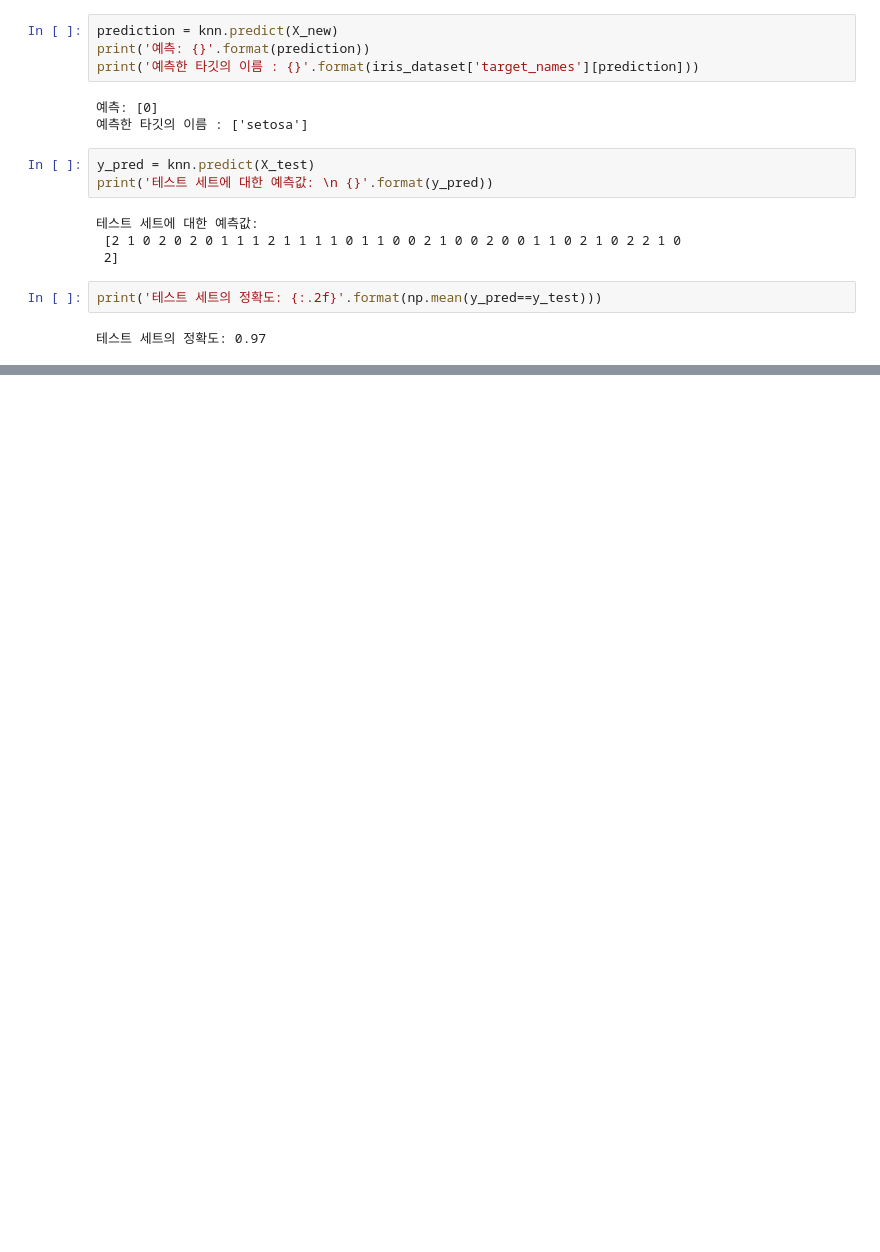
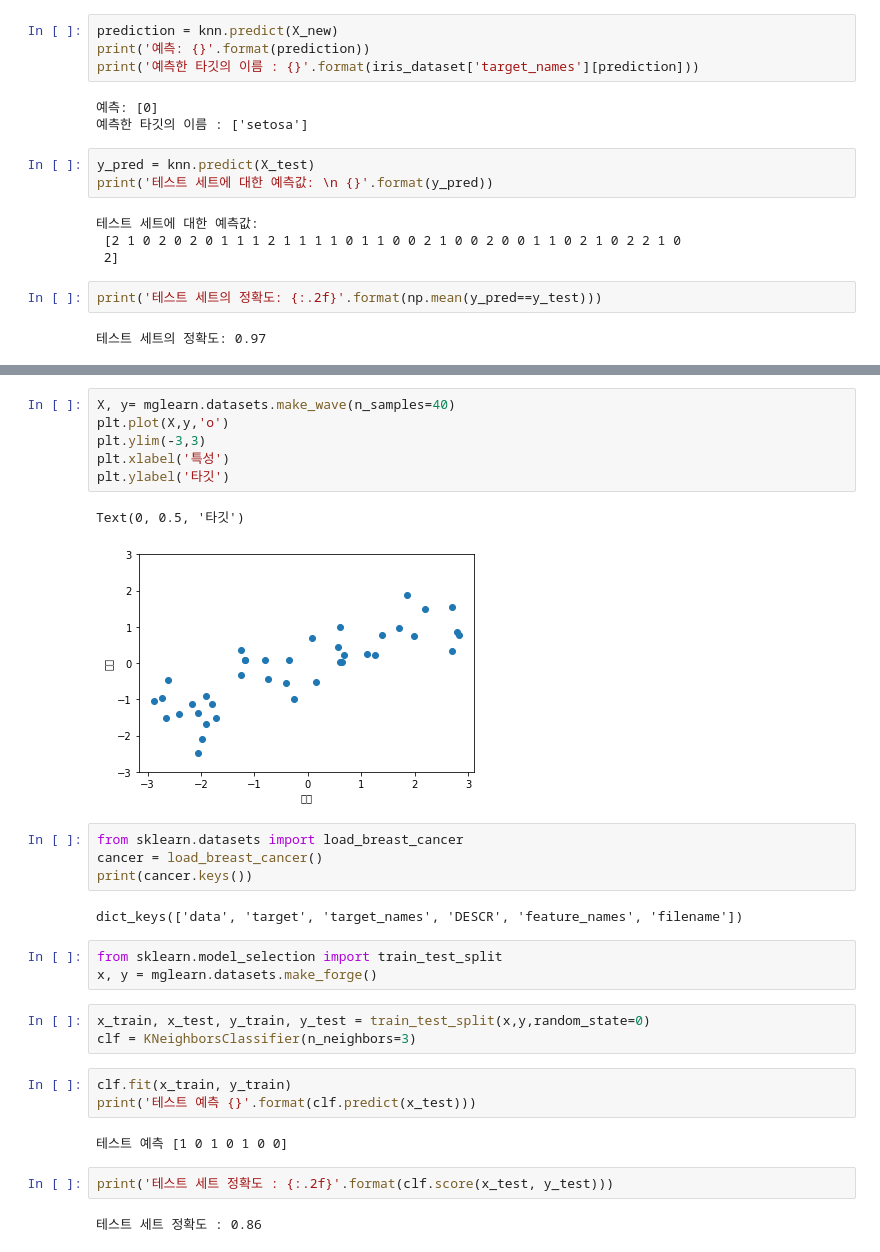
Before and after one commit to seok-jin/coding_study, a Jupyter notebook: ML_data_analysis_python/2020_03_02.ipynb, the cells around one changed output, grey strips where cells are left out. Saved outputs shown, nothing was run; the diff lists cells and outputs as text; blank space fills up the shorter version.

```diff
--- a/ML_data_analysis_python/2020_03_02.ipynb
+++ b/ML_data_analysis_python/2020_03_02.ipynb
@@ -68,0 +119,30 @@ print('테스트 세트의 정확도: {:.2f}'.format(np.mean(y_pred==y_test)))
+# %%
+X, y= mglearn.datasets.make_wave(n_samples=40)
+plt.plot(X,y,'o')
+plt.ylim(-3,3)
+plt.xlabel('특성')
+plt.ylabel('타깃')
+# %% [output]
+Text(0, 0.5, '타깃')
+[figure, added]
+# %%
+from sklearn.datasets import load_breast_cancer
+cancer = load_breast_cancer()
+print(cancer.keys())
+# %% [output]
+dict_keys(['data', 'target', 'target_names', 'DESCR', 'feature_names', 'filename'])
+# %%
+from sklearn.model_selection import train_test_split
+x, y = mglearn.datasets.make_forge()
+# %%
+x_train, x_test, y_train, y_test = train_test_split(x,y,random_state=0)
+clf = KNeighborsClassifier(n_neighbors=3)
+# %%
+clf.fit(x_train, y_train)
+print('테스트 예측 {}'.format(clf.predict(x_test)))
+# %% [output]
+테스트 예측 [1 0 1 0 1 0 0]
+# %%
+print('테스트 세트 정확도 : {:.2f}'.format(clf.score(x_test, y_test)))
+# %% [output]
+테스트 세트 정확도 : 0.86
```
Also changed, not shown: parts of 4 cells of this notebook, 2 other files.
